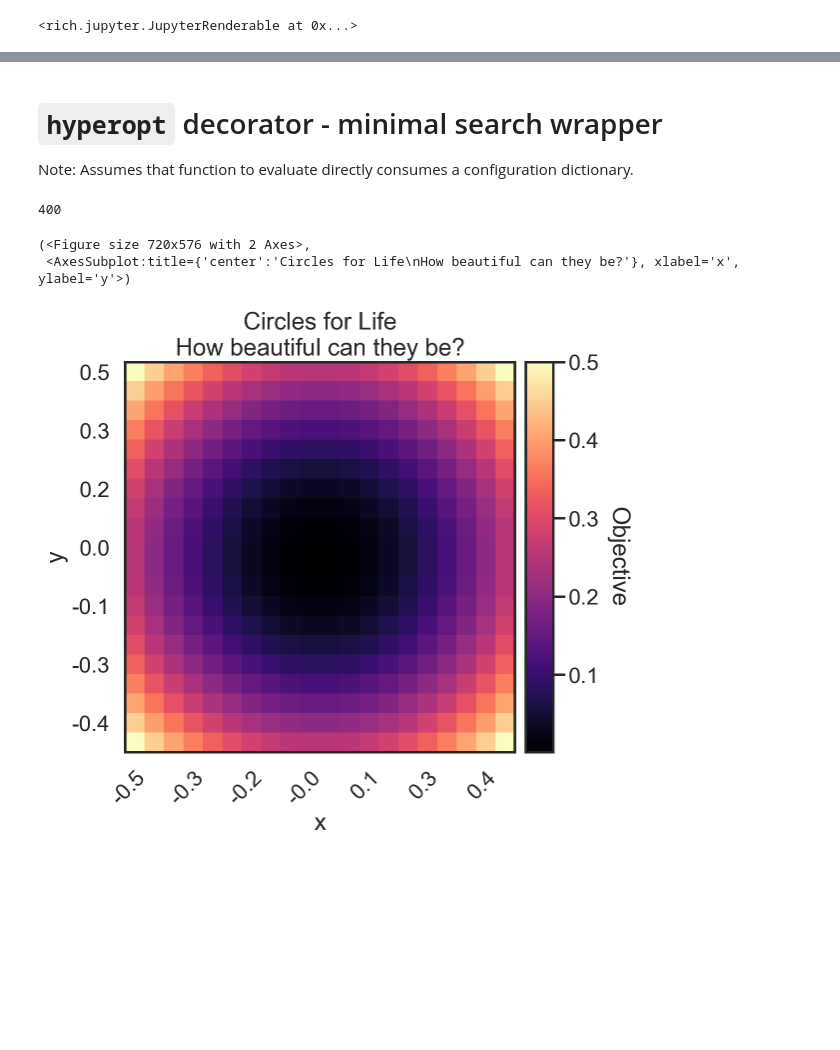
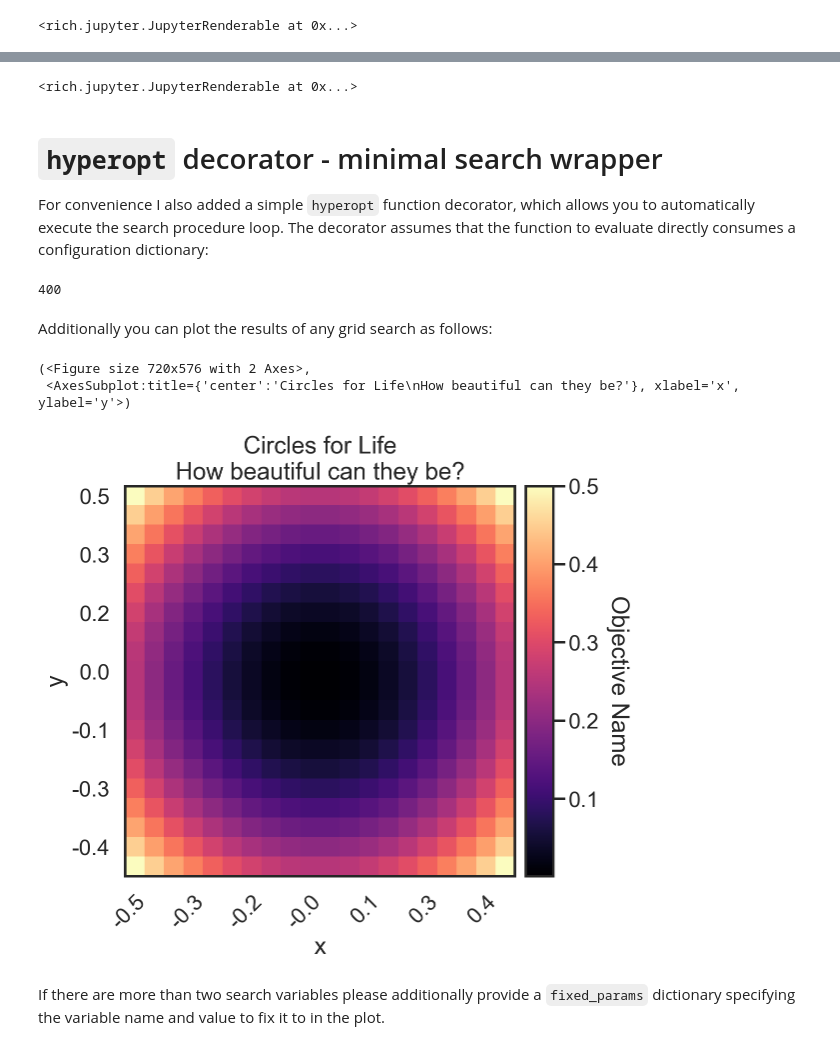
Before and after one commit to mle-infrastructure/mle-hyperopt, a Jupyter notebook: examples/getting_started.ipynb, the cells around one changed output, grey strips where cells are left out. Drawn from its saved outputs; the diff is of its cells as text; code cells hidden in the pictures; blank space fills up the shorter version.

```diff
--- a/examples/getting_started.ipynb
+++ b/examples/getting_started.ipynb
@@ -390,7 +305,11 @@ strategy.all_evaluated_params
+# %%
+strategy.print_ranking()
+# %% [output]
+<rich.jupyter.JupyterRenderable at 0x...>
 # %% [markdown]
 # `hyperopt` decorator - minimal search wrapper
 
-Note: Assumes that function to evaluate directly consumes a configuration dictionary.
+For convenience I also added a simple `hyperopt` function decorator, which allows you to automatically execute the search procedure loop. The decorator assumes that the function to evaluate directly consumes a configuration dictionary:
 # %%
 from mle_hyperopt import hyperopt
 
@@ -406,15 +325,19 @@ strategy = circle_objective()
 len(strategy)
 # %% [output]
 400
+# %% [markdown]
+Additionally you can plot the results of any grid search as follows:
 # %%
 strategy.plot_grid(params_to_plot=["x", "y"],
                    target_to_plot="objective",
                    plot_title="Circles for Life",
                    plot_subtitle="How beautiful can they be?",
                    xy_labels= ["x", "y"],
-                   variable_name="Objective",
+                   variable_name="Objective Name",
                    every_nth_tick=3)
 # %% [output]
 (<Figure size 720x576 with 2 Axes>,
  <AxesSubplot:title={'center':'Circles for Life\nHow beautiful can they be?'}, xlabel='x', ylabel='y'>)
-[figure, old version]
+[figure, new version]
+# %% [markdown]
+If there are more than two search variables please additionally provide a `fixed_params` dictionary specifying the variable name and value to fix it to in the plot.
```
Also changed, not shown: parts of 46 cells of this notebook, 6 other files.
